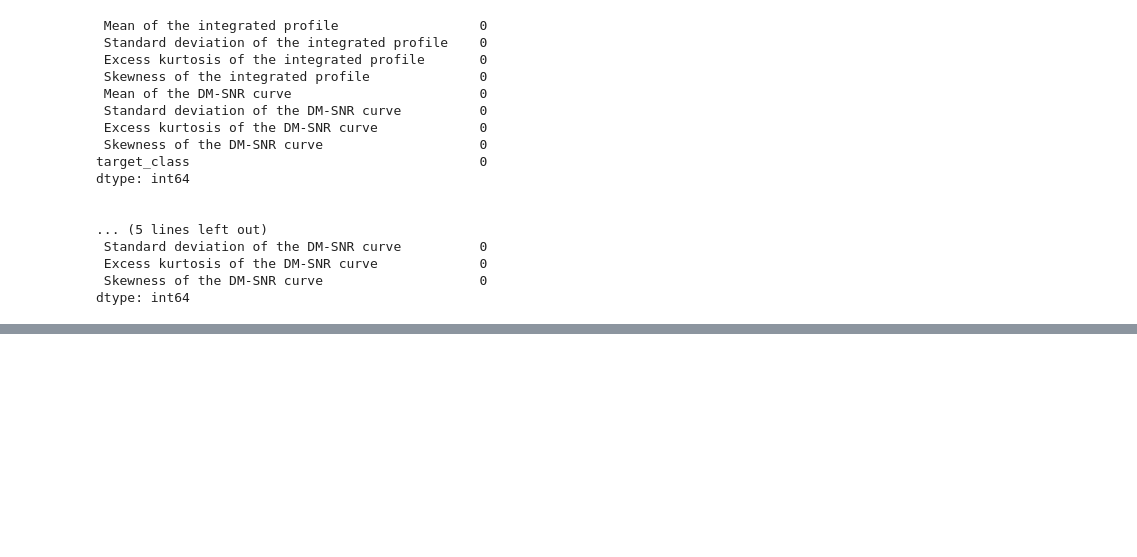
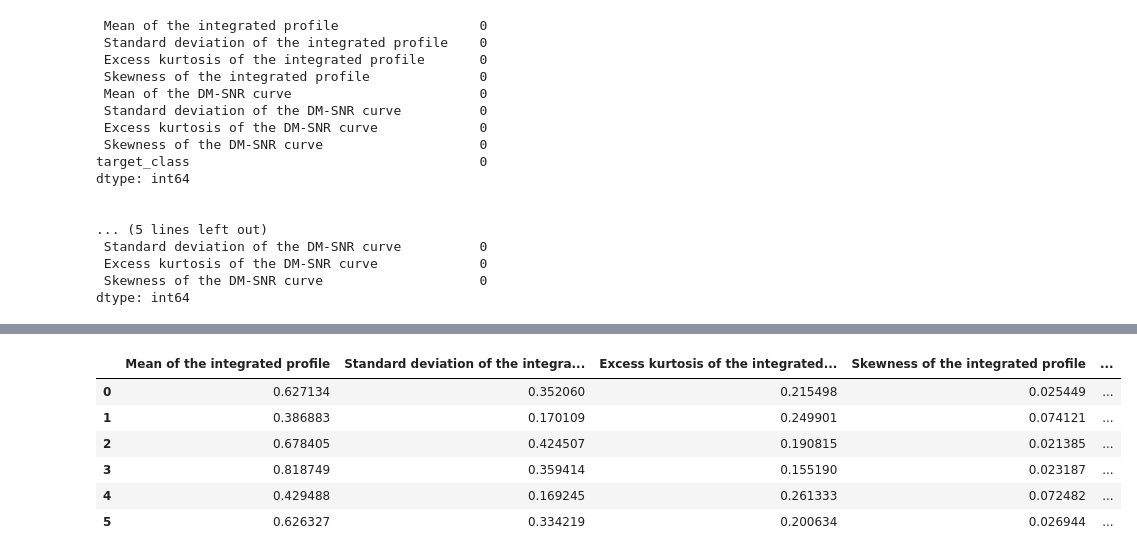
Before and after one commit to Nextgen-AI-solutions/Kaggle_challenges, a Jupyter notebook: pulsar_star_dataset/star.ipynb, the cells around one changed output, grey strips where cells are left out. Cells and saved outputs as stored; diff of their text form; code cells hidden in the pictures; blank space fills up the shorter version.

```diff
--- a/pulsar_star_dataset/star.ipynb
+++ b/pulsar_star_dataset/star.ipynb
@@ -143,0 +192,13 @@ dtype: int64
+# %%
+scaled_train_feat = nor_scale.fit_transform(train_sc_df)
+scaled_train_feat
+dsf = pd.DataFrame(scaled_train_feat,columns=colset)
+dsf.head(6)
+# %% [output]
+|  | Mean of the integrated profile | Standard deviation of the integra... | Excess kurtosis of the integrated... | Skewness of the integrated profile | ... |
+| 0 | 0.627134 | 0.352060 | 0.215498 | 0.025449 | ... |
+| 1 | 0.386883 | 0.170109 | 0.249901 | 0.074121 | ... |
+| 2 | 0.678405 | 0.424507 | 0.190815 | 0.021385 | ... |
+| 3 | 0.818749 | 0.359414 | 0.155190 | 0.023187 | ... |
+| 4 | 0.429488 | 0.169245 | 0.261333 | 0.072482 | ... |
+| 5 | 0.626327 | 0.334219 | 0.200634 | 0.026944 | ... |
```
Also changed, not shown: parts of 15 cells of this notebook.
